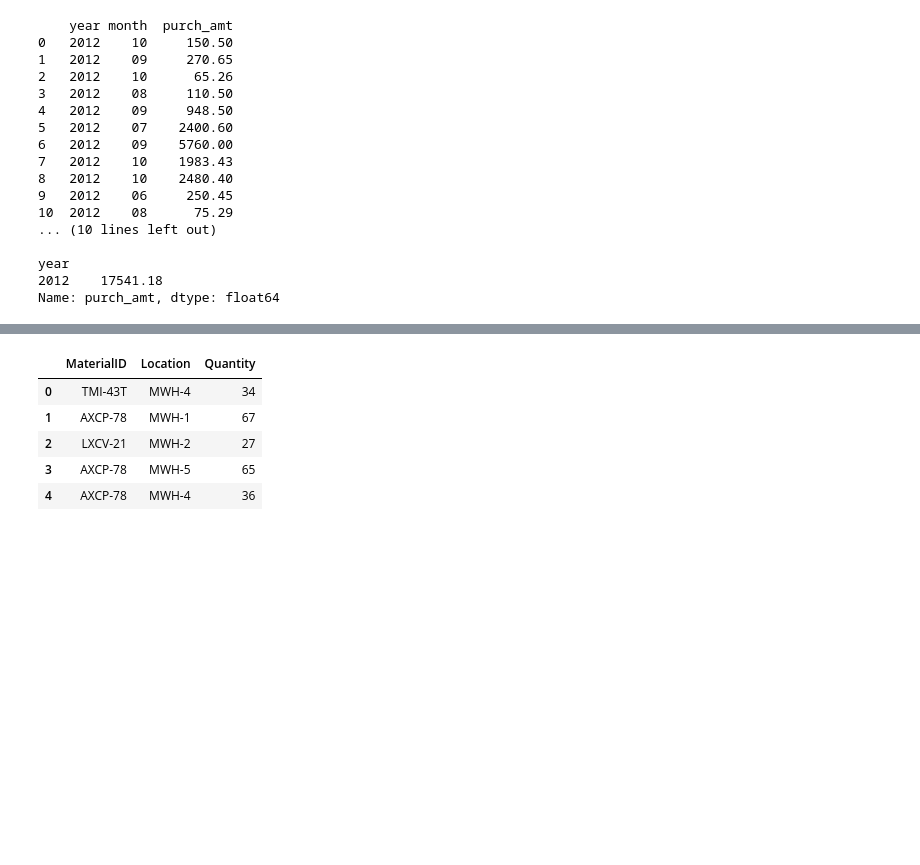
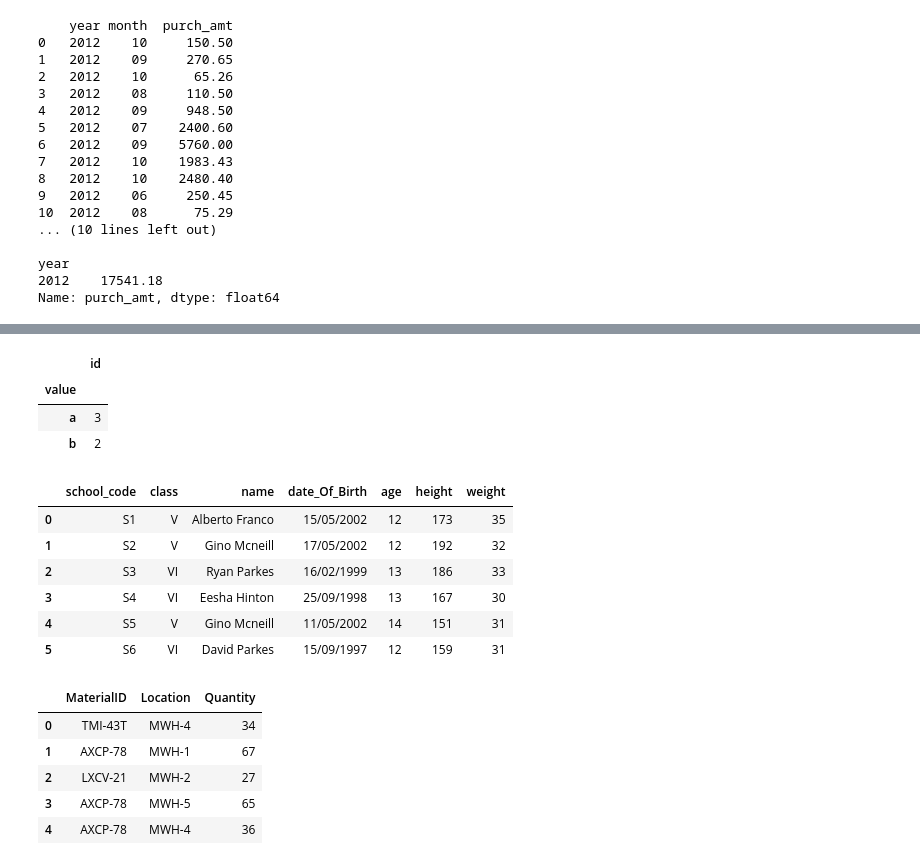
Before and after one commit to AayushParab44/Advanced_Statistics, a Jupyter notebook: mergeandsplitassignment.ipynb, the cells around one changed output, grey strips where cells are left out. Cells and saved outputs as stored; diff of their text form; code cells hidden in the pictures; blank space fills up the shorter version.

```diff
--- a/mergeandsplitassignment.ipynb
+++ b/mergeandsplitassignment.ipynb
@@ -653,0 +409,69 @@ Name: purch_amt, dtype: float64
+# %%
+# 15. Write a Pandas program to split the following dataframe into groups and count unique values of 'value' column.
+# Test Data:
+#   id value
+# 0   1     a
+# 1   1     a
+# 2   2     b
+# 3   3  None
+# 4   3     a
+# 5   4     a
+# 6   4  None
+# 7   4     b
+
+# Output:
+# value
+# a 3
+# b 2
+
+data = {
+    'id': [1, 1, 2, 3, 3, 4, 4, 4],
+    'value': ['a', 'a', 'b', None, 'a', 'a', None, 'b']
+}
+
+# Create the DataFrame
+df = pd.DataFrame(data)
+df.groupby('value')
+nw_df=df.head(0)
+for x,y in df.groupby('value'):
+    y=y.drop_duplicates()
+    # print(y)
+    nw_df=pd.concat([nw_df,y])
+
+nw_df.groupby('value').count()
+# %% [output]
+|  | id |
+| value |  |
+| a | 3 |
+| b | 2 |
+# %%
+# 16. Write a Pandas program to split a given dataframe into groups and list all the keys from the GroupBy object.
+# Test Data:
+#   school_code class            name date_Of_Birth   age  height  weight
+# S1        s001     V  Alberto Franco     15/05/2002   12     173      35
+# S2        s002     V    Gino Mcneill     17/05/2002   12     192      32
+# S3        s003    VI     Ryan Parkes     16/02/1999   13     186      33
+# S4        s001    VI    Eesha Hinton     25/09/1998   13     167      30
+# S5        s002     V    Gino Mcneill     11/05/2002   14     151      31
+# S6        s004    VI    David Parkes     15/09/1997   12     159      32
+
+import pandas as pd
+
+data = {'school_code': ['S1', 'S2', 'S3', 'S4', 'S5', 'S6'],
+        'class': ['V', 'V', 'VI', 'VI', 'V', 'VI'],
+        'name': ['Alberto Franco', 'Gino Mcneill', 'Ryan Parkes', 'Eesha Hinton', 'Gino Mcneill', 'David Parkes'],
+        'date_Of_Birth': ['15/05/2002', '17/05/2002', '16/02/1999', '25/09/1998', '11/05/2002', '15/09/1997'],
+        'age': [12, 12, 13, 13, 14, 12],
+        'height': [173, 192, 186, 167, 151, 159],
+        'weight': [35, 32, 33, 30, 31, 31]}
+
+df = pd.DataFrame(data)
+df
+# %% [output]
+|  | school_code | class | name | date_Of_Birth | age | height | weight |
+| 0 | S1 | V | Alberto Franco | 15/05/2002 | 12 | 173 | 35 |
+| 1 | S2 | V | Gino Mcneill | 17/05/2002 | 12 | 192 | 32 |
+| 2 | S3 | VI | Ryan Parkes | 16/02/1999 | 13 | 186 | 33 |
+| 3 | S4 | VI | Eesha Hinton | 25/09/1998 | 13 | 167 | 30 |
+| 4 | S5 | V | Gino Mcneill | 11/05/2002 | 14 | 151 | 31 |
+| 5 | S6 | VI | David Parkes | 15/09/1997 | 12 | 159 | 31 |
```
Also changed, not shown: parts of 6 cells of this notebook, 4 other files.
